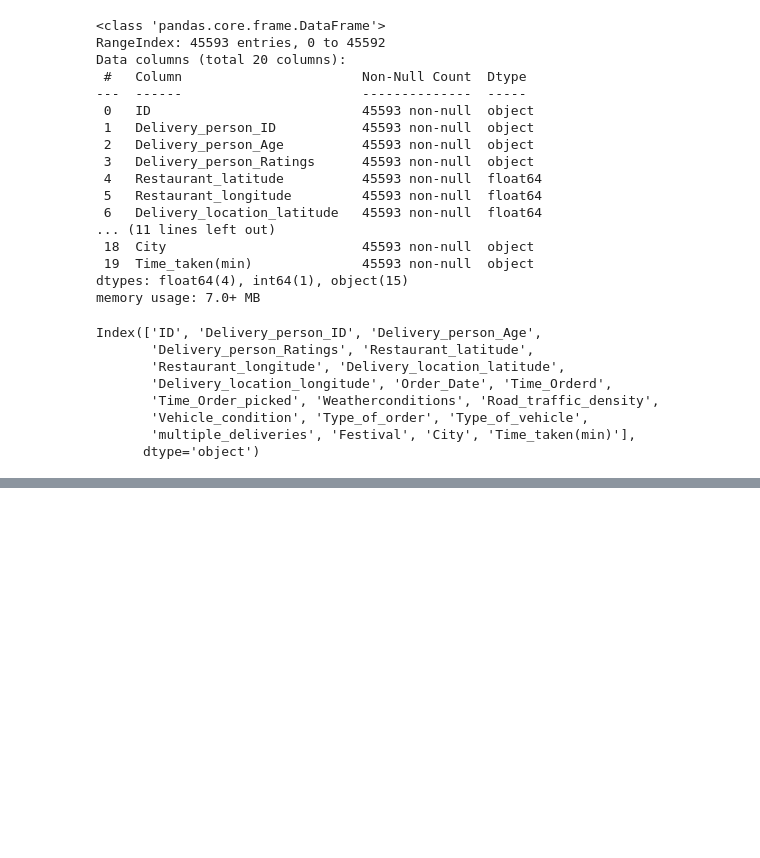
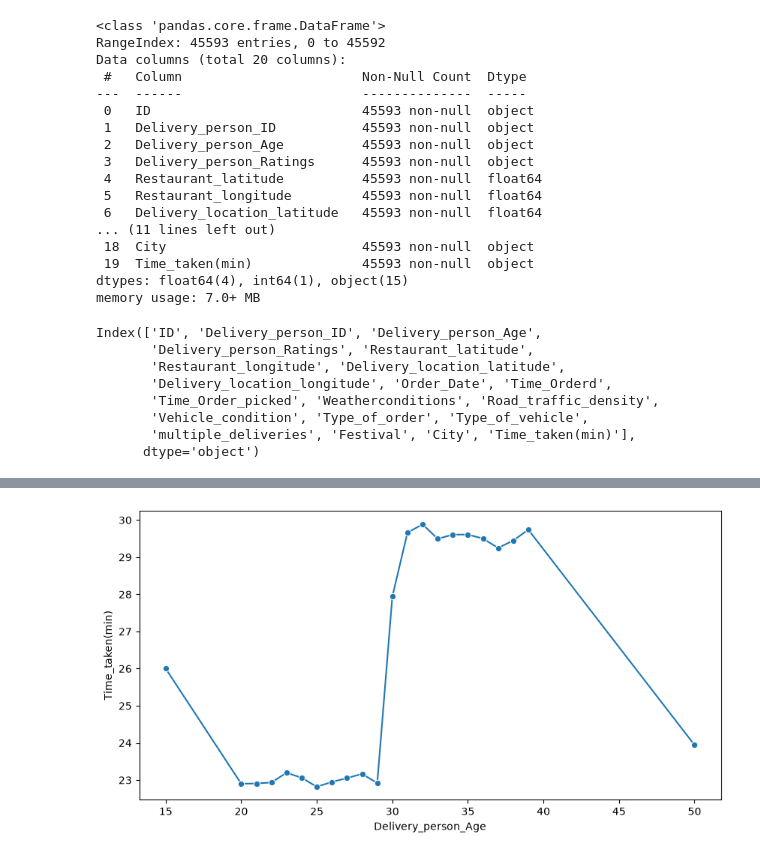
Before and after one commit to shrish2406/Food-Delivery-Time-prediction-model, a Jupyter notebook: model/FOOD_DEL_TIME_PREDICTION_MOD.ipynb, the cells around one changed output, grey strips where cells are left out. Cells and saved outputs as stored; diff of their text form; code cells hidden in the pictures; blank space fills up the shorter version.

```diff
--- a/model/FOOD_DEL_TIME_PREDICTION_MOD.ipynb
+++ b/model/FOOD_DEL_TIME_PREDICTION_MOD.ipynb
@@ -80,0 +526,14 @@ Index(['ID', 'Delivery_person_ID', 'Delivery_person_Age',
+# %%
+plt.figure(figsize=(10,5))
+
+sns.lineplot(
+    data=df,
+    x="Delivery_person_Age",
+    y="Time_taken(min)",
+    estimator="mean",
+    errorbar=None,
+    marker="o"
+)
+plt.show()
+# %% [output]
+[figure, added]
```
Also changed, not shown: parts of 130 cells of this notebook, 4 other files.
